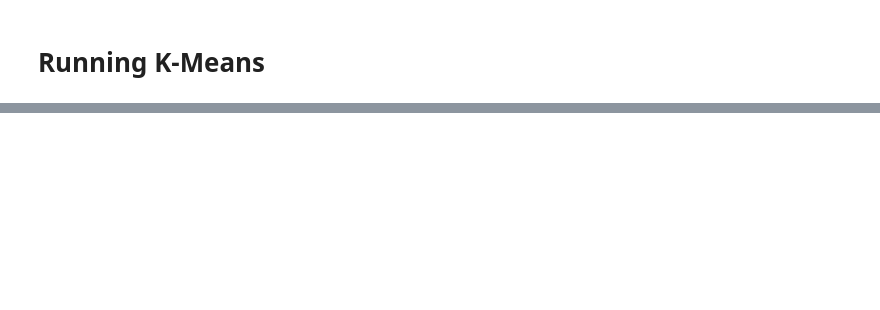
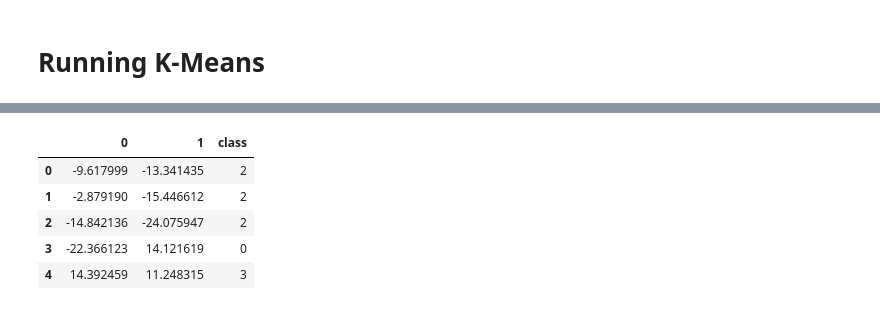
Before and after one commit to DominikaRzez/Cryptocurrency_Classifier, a Jupyter notebook: Cryptocurrency_classifier.ipynb, the cells around one changed output, grey strips where cells are left out. Cells and saved outputs as stored; diff of their text form; code cells hidden in the pictures; blank space fills up the shorter version.

```diff
--- a/Cryptocurrency_classifier.ipynb
+++ b/Cryptocurrency_classifier.ipynb
@@ -36,3 +71,6 @@ new_crypto_df.shape
+# %%
+#Changing TotalCoinSupply columns type into float
+new_crypto_df.TotalCoinSupply = new_crypto_df.TotalCoinSupply.astype(float)
 # %% [markdown]
 <h3>One-Hot-Encoding</h3>
 # %%
@@ -113,11 +183,18 @@ df_tsne.head()
 # %%
-#Predicting clusters with k=3
-model = KMeans(n_clusters=3, random_state=1)
+#Predicting clusters with k=4
+model = KMeans(n_clusters=4, random_state=1)
 model.fit(df_tsne)
 # Predict clusters
 predictions = model.predict(df_tsne)
 df_tsne["class"] = model.labels_
 df_tsne.head()
+# %% [output]
+|  | 0 | 1 | class |
+| 0 | -9.617999 | -13.341435 | 2 |
+| 1 | -2.879190 | -15.446612 | 2 |
+| 2 | -14.842136 | -24.075947 | 2 |
+| 3 | -22.366123 | 14.121619 | 0 |
+| 4 | 14.392459 | 11.248315 | 3 |
 # %%
 plt.scatter(df_tsne[0], df_tsne[1], c=df_tsne['class'])
 plt.xlabel('Principal Component 1')
```
Also changed, not shown: parts of 26 cells of this notebook.
